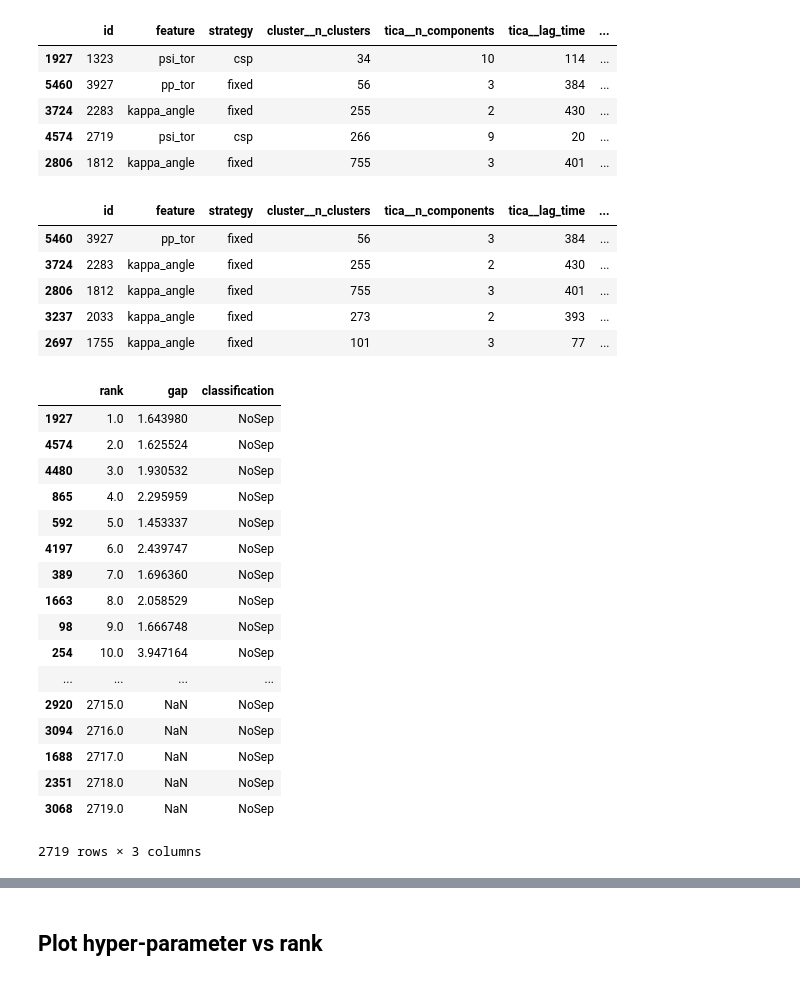
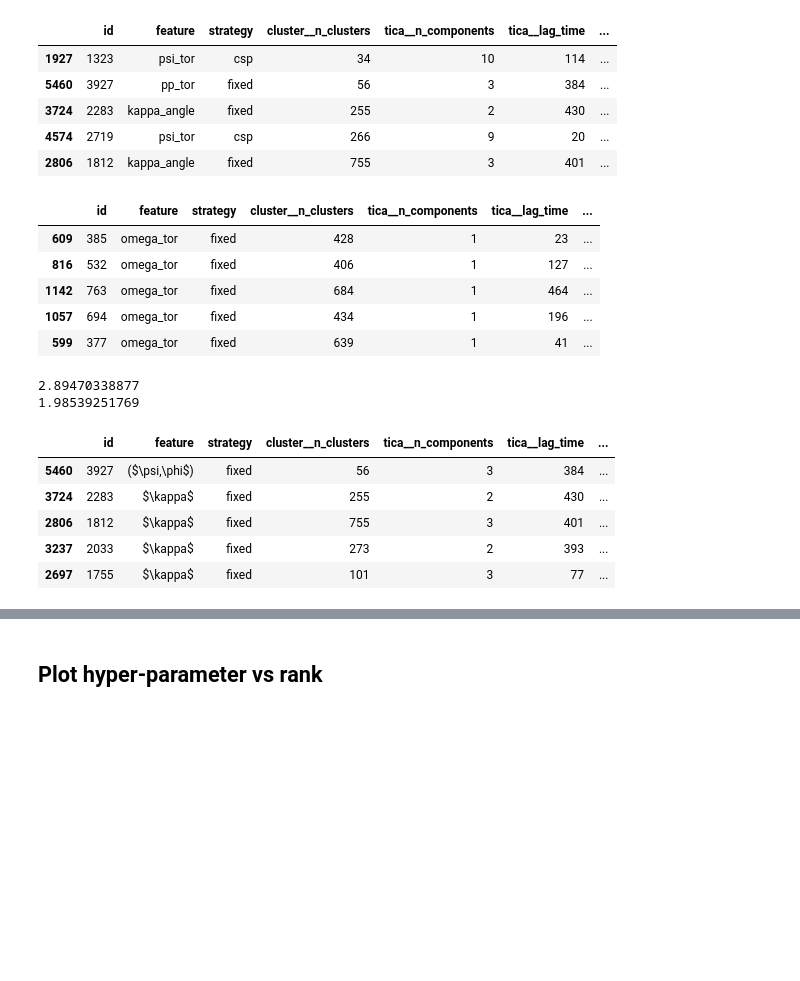
Before and after one commit to RobertArbon/optimize-fs-peptide, a Jupyter notebook: Analysis/DHFR/Figures - Random Results Fixed and CSP.ipynb, the cells around one changed output, grey strips where cells are left out. Drawn from its saved outputs; the diff is of its cells as text; code cells hidden in the pictures; blank space fills up the shorter version.

```diff
--- a/Analysis/DHFR/Figures - Random Results Fixed and CSP.ipynb
+++ b/Analysis/DHFR/Figures - Random Results Fixed and CSP.ipynb
@@ -175,7 +170,7 @@ for observable in observables:
         df[observable+'_mean'] = df.loc[:, observable].apply(safe_mean)
         df[observable+'_med'] = df.loc[:, observable].apply(safe_median)
 # %%
-df.drop(labels=['test_scores', 'train_scores'], axis=1, inplace=True)
+df.drop(labels= observables+['train_scores'], axis=1, inplace=True)
 # %%
 df.head()
 # %% [output]
@@ -280,34 +238,38 @@ df['gap'] = df['all_timescales'].apply(gap)
 # %%
 df['n_scp'] = df['all_timescales'].apply(n_csp)
 # %%
-df.loc[df['strategy']=='fixed',:].sort_values(by=['rank'], ascending=True).head()
+df.loc[df['strategy']=='fixed',:].sort_values(by=['rank'], ascending=True).tail()
 # %% [output]
 |  | id | feature | strategy | cluster__n_clusters | tica__n_components | tica__lag_time | ... |
-| 5460 | 3927 | pp_tor | fixed | 56 | 3 | 384 | ... |
-| 3724 | 2283 | kappa_angle | fixed | 255 | 2 | 430 | ... |
-| 2806 | 1812 | kappa_angle | fixed | 755 | 3 | 401 | ... |
-| 3237 | 2033 | kappa_angle | fixed | 273 | 2 | 393 | ... |
-| 2697 | 1755 | kappa_angle | fixed | 101 | 3 | 77 | ... |
+| 609 | 385 | omega_tor | fixed | 428 | 1 | 23 | ... |
+| 816 | 532 | omega_tor | fixed | 406 | 1 | 127 | ... |
+| 1142 | 763 | omega_tor | fixed | 684 | 1 | 464 | ... |
+| 1057 | 694 | omega_tor | fixed | 434 | 1 | 196 | ... |
+| 599 | 377 | omega_tor | fixed | 639 | 1 | 41 | ... |
 # %%
 df['classification'] = df['gap'].apply(lambda x: 'Sep' if np.log10(x) > 1 else 'NoSep')
+# %%
+df['is_top'] = False
+strat = 'fixed'
+idx = df['strategy']==strat
+yerr_low = df.loc[idx & (df['rank']==1.0), 'test_scores_error'].apply(lambda x: float(x[0])).values[0]
+print(yerr_low)
+df.loc[idx,'is_top'] = df.loc[idx, 'test_scores_mean'] >= yerr_low
+
+strat = 'csp'
+idx = df['strategy']==strat
+yerr_low = df.loc[idx & (df['rank']==1.0), 'test_scores_error'].apply(lambda x: float(x[0])).values[0]
+print(yerr_low)
+df.loc[idx,'is_top'] = df.loc[idx, 'test_scores_mean'] >= yerr_low
+# %% [output]
+2.89470338877
+1.98539251769
 # %%
-df.loc[df['strategy']=='csp', ['rank', 'gap', 'classification']].sort_values(by='rank')
+df.loc[(df['strategy']=='fixed'),:].sort_values(by=['rank'], ascending=True).head()
 # %% [output]
-|  | rank | gap | classification |
-| 1927 | 1.0 | 1.643980 | NoSep |
-| 4574 | 2.0 | 1.625524 | NoSep |
-| 4480 | 3.0 | 1.930532 | NoSep |
-| 865 | 4.0 | 2.295959 | NoSep |
-| 592 | 5.0 | 1.453337 | NoSep |
-| 4197 | 6.0 | 2.439747 | NoSep |
-| 389 | 7.0 | 1.696360 | NoSep |
-| 1663 | 8.0 | 2.058529 | NoSep |
-| 98 | 9.0 | 1.666748 | NoSep |
-| 254 | 10.0 | 3.947164 | NoSep |
-| ... | ... | ... | ... |
-| 2920 | 2715.0 | NaN | NoSep |
-| 3094 | 2716.0 | NaN | NoSep |
-| 1688 | 2717.0 | NaN | NoSep |
-| 2351 | 2718.0 | NaN | NoSep |
-| 3068 | 2719.0 | NaN | NoSep |
+|  | id | feature | strategy | cluster__n_clusters | tica__n_components | tica__lag_time | ... |
+| 5460 | 3927 | ($\psi,\phi$) | fixed | 56 | 3 | 384 | ... |
+| 3724 | 2283 | $\kappa$ | fixed | 255 | 2 | 430 | ... |
+| 2806 | 1812 | $\kappa$ | fixed | 755 | 3 | 401 | ... |
+| 3237 | 2033 | $\kappa$ | fixed | 273 | 2 | 393 | ... |
+| 2697 | 1755 | $\kappa$ | fixed | 101 | 3 | 77 | ... |
-2719 rows × 3 columns
```
Also changed, not shown: parts of 13 cells of this notebook, 10 other files.
